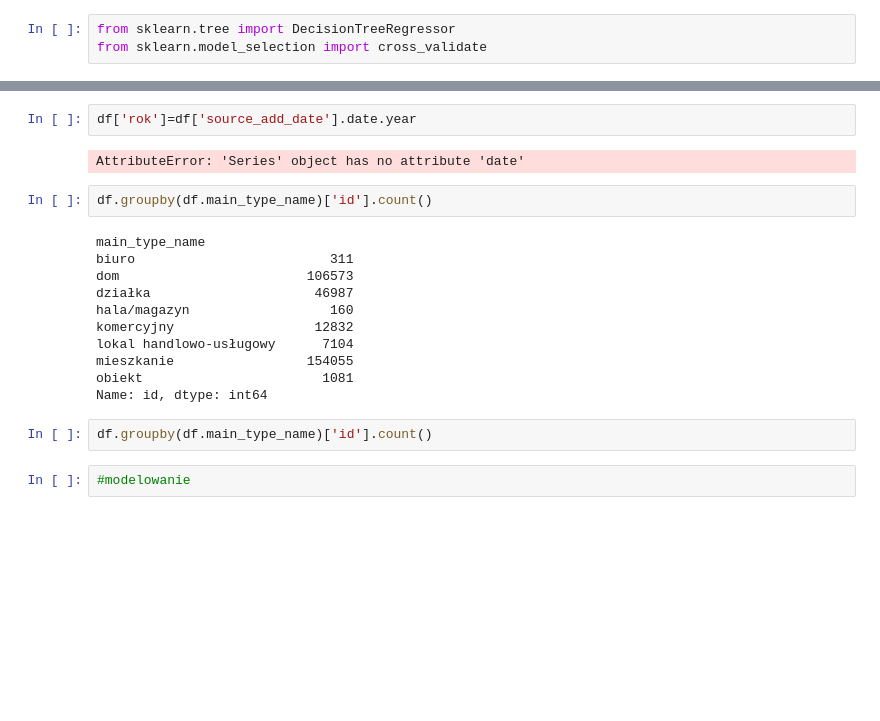
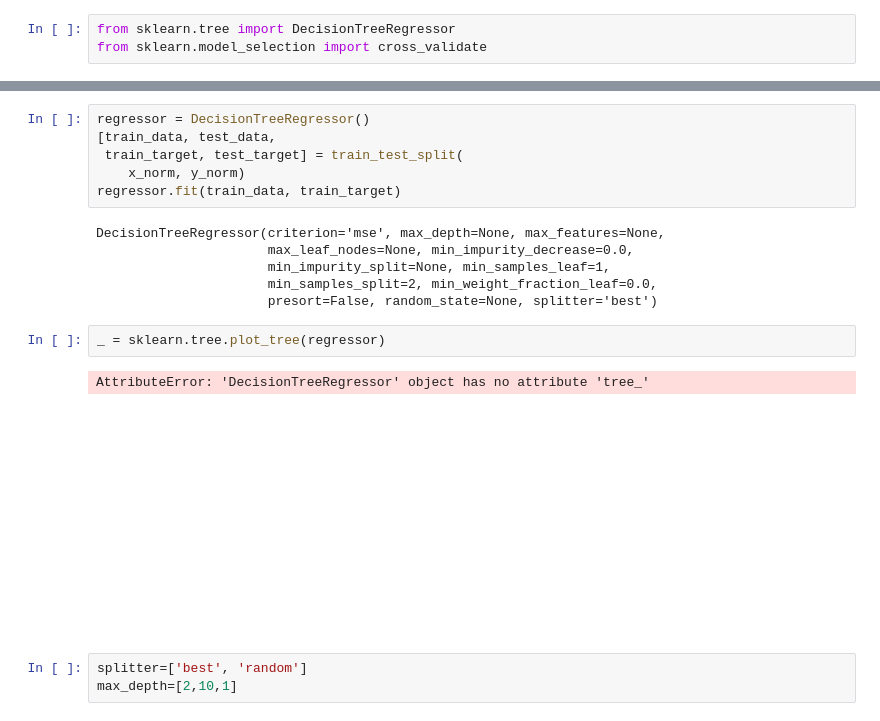
Before and after one commit to infoshareacademy/jdsz5-paulin, a Jupyter notebook: ml/housing_data.ipynb, the cells around one changed output, grey strips where cells are left out. Saved outputs shown, nothing was run; the diff lists cells and outputs as text; blank space fills up the shorter version.

```diff
--- a/ml/housing_data.ipynb
+++ b/ml/housing_data.ipynb
@@ -343,21 +367,20 @@ df3['source_add_date'] = pd.to_datetime(df3['source_add_date'])
-# %%
-df['rok']=df['source_add_date'].date.year
-# %% [output]
-AttributeError: 'Series' object has no attribute 'date'
-# %%
-df.groupby(df.main_type_name)['id'].count()
-# %% [output]
-main_type_name
-biuro                         311
-dom                        106573
-działka                     46987
-hala/magazyn                  160
-komercyjny                  12832
-lokal handlowo-usługowy      7104
-mieszkanie                 154055
-obiekt                       1081
-Name: id, dtype: int64
-# %%
-df.groupby(df.main_type_name)['id'].count()
-# %%
-#modelowanie
+# %%
+regressor = DecisionTreeRegressor()
+[train_data, test_data,
+ train_target, test_target] = train_test_split(
+    x_norm, y_norm)
+regressor.fit(train_data, train_target)
+# %% [output]
+DecisionTreeRegressor(criterion='mse', max_depth=None, max_features=None,
+                      max_leaf_nodes=None, min_impurity_decrease=0.0,
+                      min_impurity_split=None, min_samples_leaf=1,
+                      min_samples_split=2, min_weight_fraction_leaf=0.0,
+                      presort=False, random_state=None, splitter='best')
+# %%
+_ = sklearn.tree.plot_tree(regressor)
+# %% [output]
+AttributeError: 'DecisionTreeRegressor' object has no attribute 'tree_'
+[figure, added]
+# %%
+splitter=['best', 'random']
+max_depth=[2,10,1]
```
Also changed, not shown: parts of 90 cells of this notebook.
